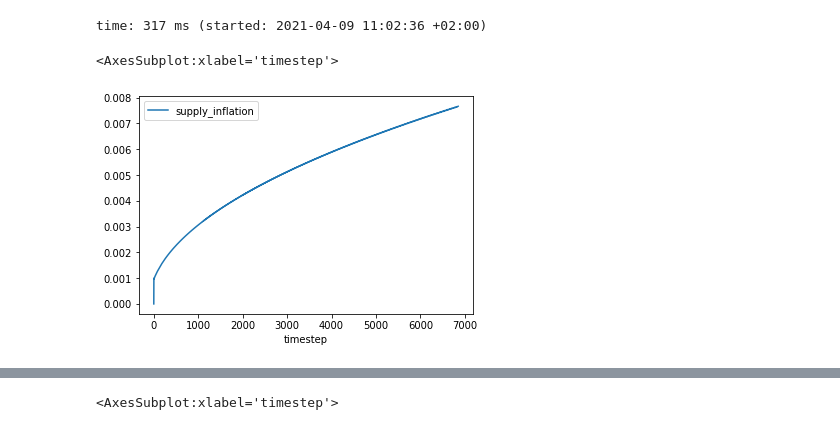
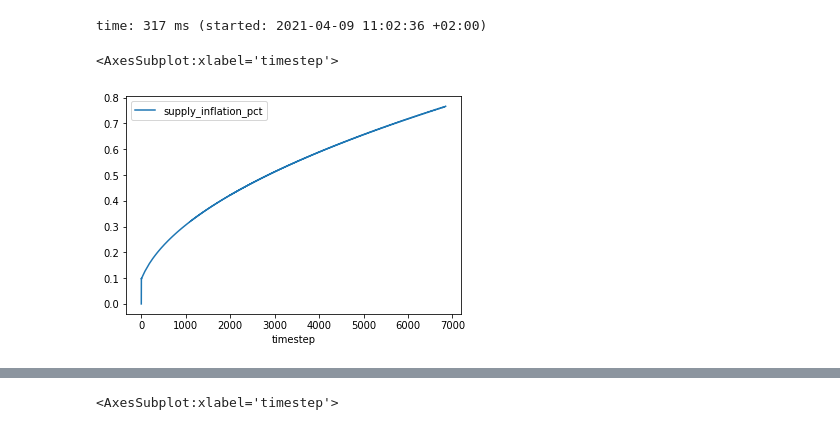
Before and after one commit to CADLabs/ethereum-economic-model, a Jupyter notebook: notebooks/scratchpad.ipynb, the cells around one changed output, grey strips where cells are left out. Saved outputs shown, nothing was run; the diff lists cells and outputs as text; code cells hidden in the pictures.

```diff
--- a/notebooks/scratchpad.ipynb
+++ b/notebooks/scratchpad.ipynb
@@ -65,7 +67,7 @@ df.plot(x='timestep', y='eth_supply')
 [figure]
 time: 317 ms (started: 2021-04-09 11:02:36 +02:00)
 # %%
-df.plot(x='timestep', y='supply_inflation')
+df.plot(x='timestep', y='supply_inflation_pct')
 # %% [output]
 <AxesSubplot:xlabel='timestep'>
-[figure, old version]
+[figure, new version]
```
Also changed, not shown: parts of 5 cells of this notebook, 7 other files.
